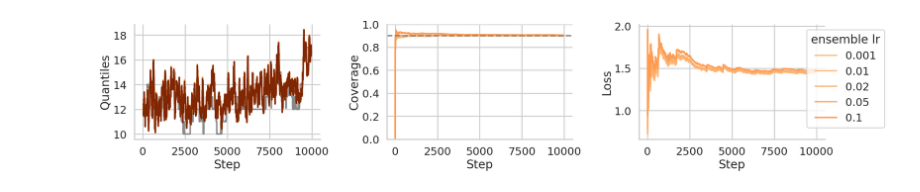
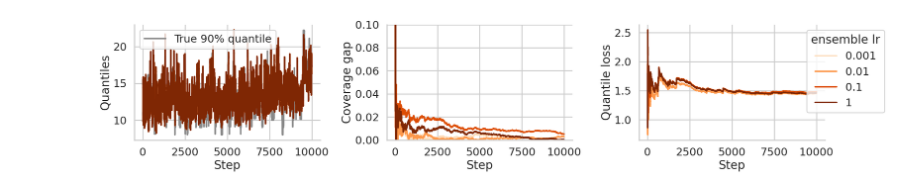
Before and after one commit to aangelopoulos/gradient-equilibrium, a Jupyter notebook: mimic_stay/quantile_ensembling.ipynb, the cells around one changed output. Saved outputs shown, nothing was run; the diff lists cells and outputs as text; code cells hidden in the pictures.

```diff
--- a/mimic_stay/quantile_ensembling.ipynb
+++ b/mimic_stay/quantile_ensembling.ipynb
@@ -47,6 +48,7 @@ experiment_name = "quantile_ensembling"
 show_f = False
 save = True
 show = False
+alpha=0.1 # 1-desired coverage
 
 # Set randomness
 set_randomness(0)
@@ -57,30 +59,26 @@ data = data.tail(10000)  # Use last 10k samples
 data['residuals'] = data['length_of_stay_float'] - data['f']
 
 # Prepare features
-#categorical_cols = ["ethnicity", "marital_status"]
-#dummy_df = pd.get_dummies(data[categorical_cols])
-#order = dummy_df.columns.values.tolist()
-#xs = torch.tensor(dummy_df.values.astype(float), dtype=torch.float32)
 ys = torch.tensor(data['length_of_stay_float'].values, dtype=torch.float32)
 fs = torch.tensor(data['f'].values, dtype=torch.float32)
 
 # Training parameters
-quantile_lr = [0.001, 0.01, 0.05, 0.1, 0.5, 1, 5, 10, 50]
-ensemble_lrs = [0.001, 0.01, 0.02, 0.05, 0.1]
+quantile_lrs = [0.001, 0.01, 0.05, 0.1, 0.5, 1, 5, 10, 50]
+ensemble_lrs = [0.001, 0.01, 0.1, 1]
 # %%
 results_df_list = []
 
 for ensemble_lr in ensemble_lrs:
     qts = {
-        q : QuantileTracker(init_q=0.0) for i, q in enumerate(quantile_lr)
+        lr : QuantileTracker(init_q=0.0) for _, lr in enumerate(quantile_lrs)
     }
 
-    ensemble = EnsemblingModel(init_weights=torch.ones(len(quantile_lr))/float(len(quantile_lr)))
+    ensemble = EnsemblingModel(init_weights=torch.ones(len(quantile_lrs))/float(len(quantile_lrs)))
 
     # for every quantile tracker, run GD with respect to the Quantile Loss on the whole sequence of residuals above
     residuals = data['residuals'].values
 
-    loss_fn = PinballLoss(quantile=0.9)
+    loss_fn = PinballLoss(quantile=1-alpha)
     optimizer_qts = {
         lr: GD(params=[qts[lr].q], lr=lr) for lr in qts.keys()
     }
@@ -105,6 +103,7 @@ for ensemble_lr in ensemble_lrs:
             'lr': lr,
             'ensemble_lr': ensemble_lr,
             'quantile': qts[lr].q.item(),
+            'quantile_loss': loss_fn(qts[lr].q, residual).item(),
             'ensemble_weight': ensemble.weights[i].item(),
             'ensemble_weight_grad': ensemble.weights.grad[i].item(),
             'prediction': qts[lr].q.item(),
@@ -113,7 +112,7 @@ for ensemble_lr in ensemble_lrs:
             'residual': residual.item(),
             'ensemble_prediction': ensemble.forward(predictions).item(),
             'ensemble_loss': loss_ensemble.item()
-        } for i, lr in enumerate(qts.keys())])]
+        }]) for i, lr in enumerate(qts.keys())]
 
         optimizer_ensemble.zero_grad()
 
@@ -131,6 +130,7 @@ df.to_pickle('./.cache/' + experiment_name + '_results.pkl')
 # %%
 df = pd.read_pickle('./.cache/' + experiment_name + '_results.pkl')
 df['covered'] = (df['ensemble_prediction'] + df['base_prediction']) > df['target']
+df['quantile_covered'] = (df['quantile'] + df['base_prediction']) > df['target']
 # %%
 # Set styling
 sns.set_style("whitegrid")
@@ -139,69 +139,72 @@ sns.set_context("poster")
 sns.set_palette("pastel")
 
 # Create color map
-lr_cmap_log = plt.colormaps["Oranges"]
-lr_cmap = LinearSegmentedColormap.from_list(
-    "Custom",
-    lr_cmap_log(np.logspace(-0.5, 1, 100, base=10))
-)
+lr_cmap = plt.cm.Oranges
+
+# Use logarithmic normalization
+# This ensures equal color spacing on a log scale
+norm = mcolors.LogNorm(vmin=min(ensemble_lrs)/5, vmax=max(ensemble_lrs))
+
+# Create the colors by mapping the learning rates to the colormap
+hues = {
+    lr: lr_cmap(norm(lr)) for lr in ensemble_lrs
+}
 
 # Create the plot
 fig, axs = plt.subplots(nrows=1, ncols=3, figsize=(23,5), sharex=True, sharey=False)
 
 # Define rolling window size
-window_size = 500
+window_size = 100
 
 # Left plot: Rolling average for predictions
 # True values (plot these first)
-true_df = df[(df.lr == quantile_lr[0]) & (df.ensemble_lr == ensemble_lrs[0])].copy()
-true_df['y_rolling'] = true_df['target'].rolling(window=window_size, center=True).quantile(q=0.9)
+true_df = df[(df.lr == quantile_lrs[0]) & (df.ensemble_lr == ensemble_lrs[0])].copy()
+true_df['y_rolling'] = true_df['target'].rolling(window=window_size, center=True).quantile(q=1-alpha)
 sns.lineplot(ax=axs[0], data=true_df,
             x="step", y="y_rolling", color="#888888",
             estimator=None, n_boot=0, label="True 90% quantile")
 
 # Predictions for each learning rate (plot these last)
 pred_df = df.copy()
 pred_df['final_prediction'] = pred_df['prediction'] + pred_df['base_prediction']
-pred_df['yhat_rolling'] = pred_df.groupby('ensemble_lr')['final_prediction'].transform(
-    lambda x: x.rolling(window=window_size, center=True).mean()
-)
-_lp = sns.lineplot(ax=axs[0], data=pred_df,
-                  x="step", y="yhat_rolling",
-                  hue="lr", palette=lr_cmap,
-                  estimator=None, n_boot=0,
-                  hue_order=ensemble_lrs)
+for ensemble_lr in ensemble_lrs:
+    axs[0].plot(
+        pred_df[pred_df.ensemble_lr == ensemble_lr].step,
+        pred_df[pred_df.ensemble_lr == ensemble_lr]['final_prediction'].rolling(window=window_size, center=True).mean(),
+        label=ensemble_lr,
+        color=hues[ensemble_lr]
+    )
 
 axs[0].set_ylabel("Quantiles")
 axs[0].set_xlabel("Step")
-_lp.get_legend().remove()
 
 # Middle plot: Coverage
 for ensemble_lr in ensemble_lrs:
     axs[1].plot(
         df[df.ensemble_lr == ensemble_lr].step,
-        df[df.ensemble_lr == ensemble_lr]['covered'].expanding().mean(),
-        color=lr_cmap(ensemble_lr)
+        (df[df.ensemble_lr == ensemble_lr]['covered'].expanding().mean() - (1-alpha)).abs(),
+        label=ensemble_lr,
+        color=hues[ensemble_lr]
     )
-axs[1].set_ylabel("Coverage")
+axs[1].set_ylabel("Coverage gap")
 axs[1].set_xlabel("Step")
-axs[1].set_ylim([0,1])
-axs[1].axhline(0.9, color="#888888", linestyle='--')
+axs[1].set_ylim([0, 0.1])
 
 # Right plot: Loss
 for ensemble_lr in ensemble_lrs:
     axs[2].plot(
         df[df.ensemble_lr == ensemble_lr].step,
         df[df.ensemble_lr == ensemble_lr]['ensemble_loss'].expanding().mean(),
-        color=lr_cmap(ensemble_lr),
-        label=ensemble_lr
+        label=ensemble_lr,
+        color=hues[ensemble_lr]
     )
-axs[2].set_ylabel("Loss")
+axs[2].set_ylabel("Quantile loss")
 axs[2].set_xlabel("Step")
 axs[2].legend(loc="upper right", bbox_to_anchor=(1.35,1), title='ensemble lr')
 
 plt.tight_layout()
 sns.despine(top=True, right=True)
 os.makedirs('./plots/quantile_ensembling', exist_ok=True)
 plt.savefig('./plots/quantile_ensembling/series.pdf')
 # %% [output]
-[figure, old version]
+[figure, new version]
```
Also changed, not shown: parts of 3 cells of this notebook, 4 other files.
